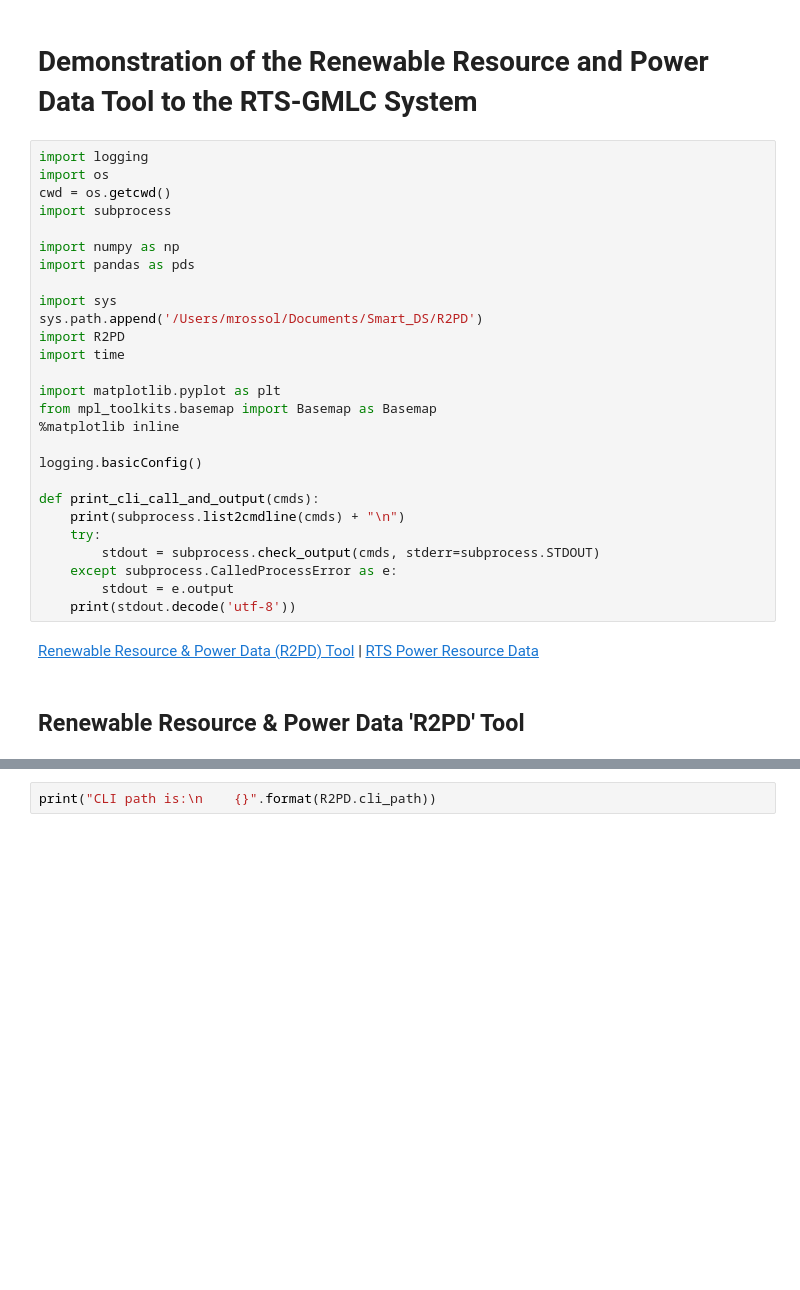
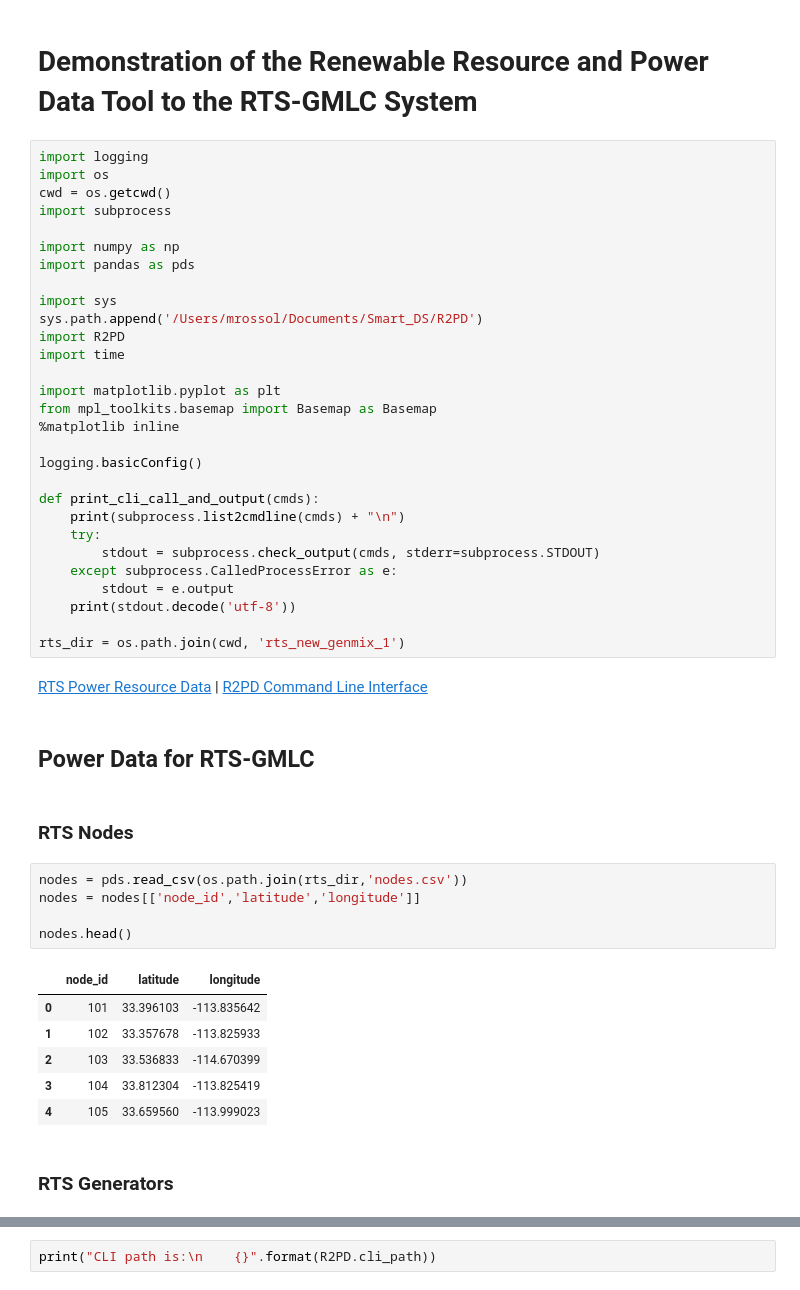
Before and after one commit to Smart-DS/demos, a Jupyter notebook: demo_R2PD_applied_to_rts_gmlc.ipynb, the cells around one changed output, grey strips where cells are left out. Drawn from its saved outputs; the diff is of its cells as text; blank space fills up the shorter version.

```diff
--- a/demo_R2PD_applied_to_rts_gmlc.ipynb
+++ b/demo_R2PD_applied_to_rts_gmlc.ipynb
@@ -27,7 +27,25 @@ def print_cli_call_and_output(cmds):
     except subprocess.CalledProcessError as e:
         stdout = e.output
     print(stdout.decode('utf-8'))
+
+rts_dir = os.path.join(cwd, 'rts_new_genmix_1')
 # %% [markdown]
-[Renewable Resource & Power Data (R2PD) Tool](#Renewable-Resource-&-Power-Data-'R2PD'-Tool) | [RTS Power Resource Data](#Power-Data-for-RTS-GMLC)
+[RTS Power Resource Data](#Power-Data-for-RTS-GMLC) | [R2PD Command Line Interface](#R2PD-Command-Line-Interface)
 # %% [markdown]
-## Renewable Resource & Power Data 'R2PD' Tool
+## Power Data for RTS-GMLC
+# %% [markdown]
+### RTS Nodes
+# %%
+nodes = pds.read_csv(os.path.join(rts_dir,'nodes.csv'))
+nodes = nodes[['node_id','latitude','longitude']]
+
+nodes.head()
+# %% [output]
+|  | node_id | latitude | longitude |
+| 0 | 101 | 33.396103 | -113.835642 |
+| 1 | 102 | 33.357678 | -113.825933 |
+| 2 | 103 | 33.536833 | -114.670399 |
+| 3 | 104 | 33.812304 | -113.825419 |
+| 4 | 105 | 33.659560 | -113.999023 |
+# %% [markdown]
+### RTS Generators
```
Also changed, not shown: parts of 41 cells of this notebook, 1 other file.
